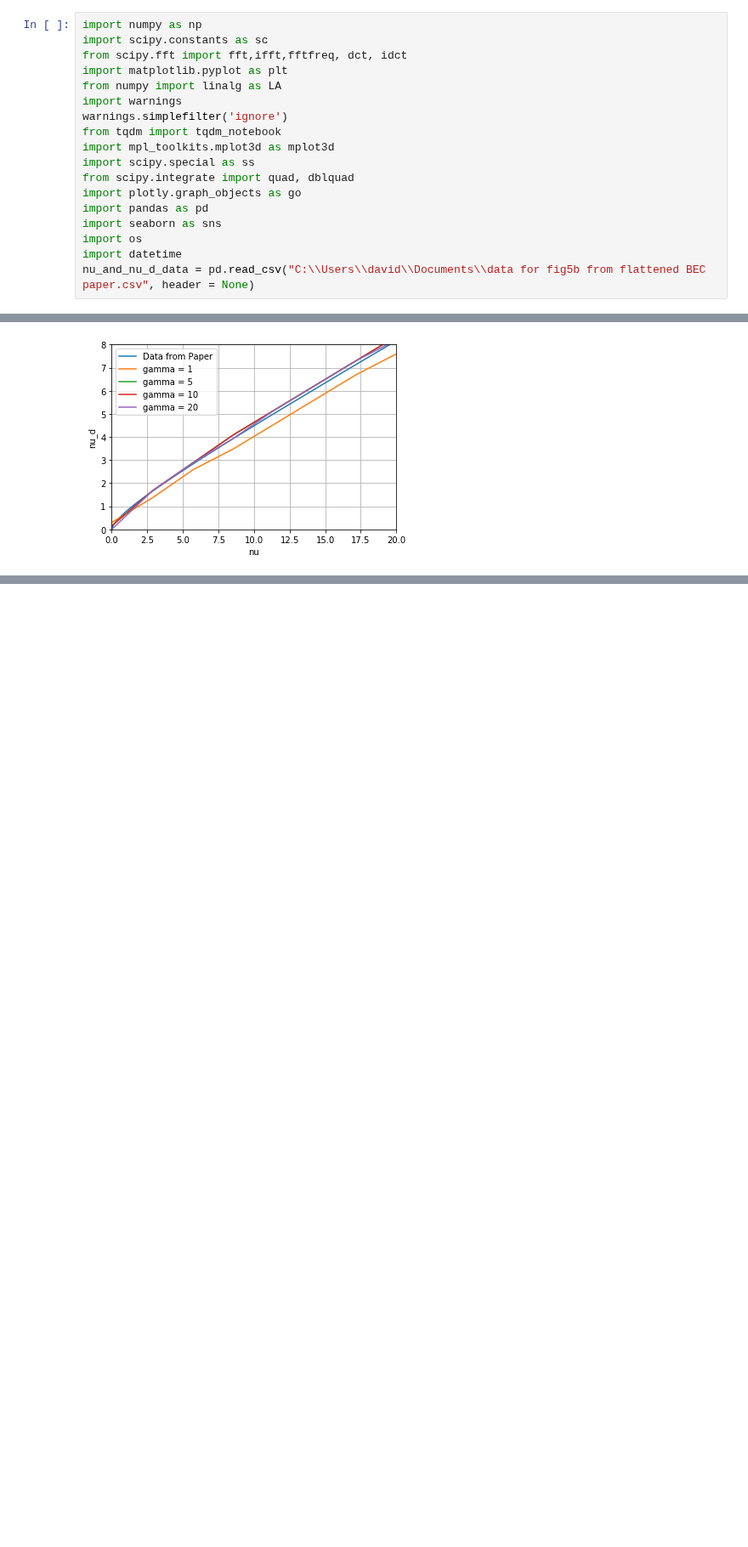
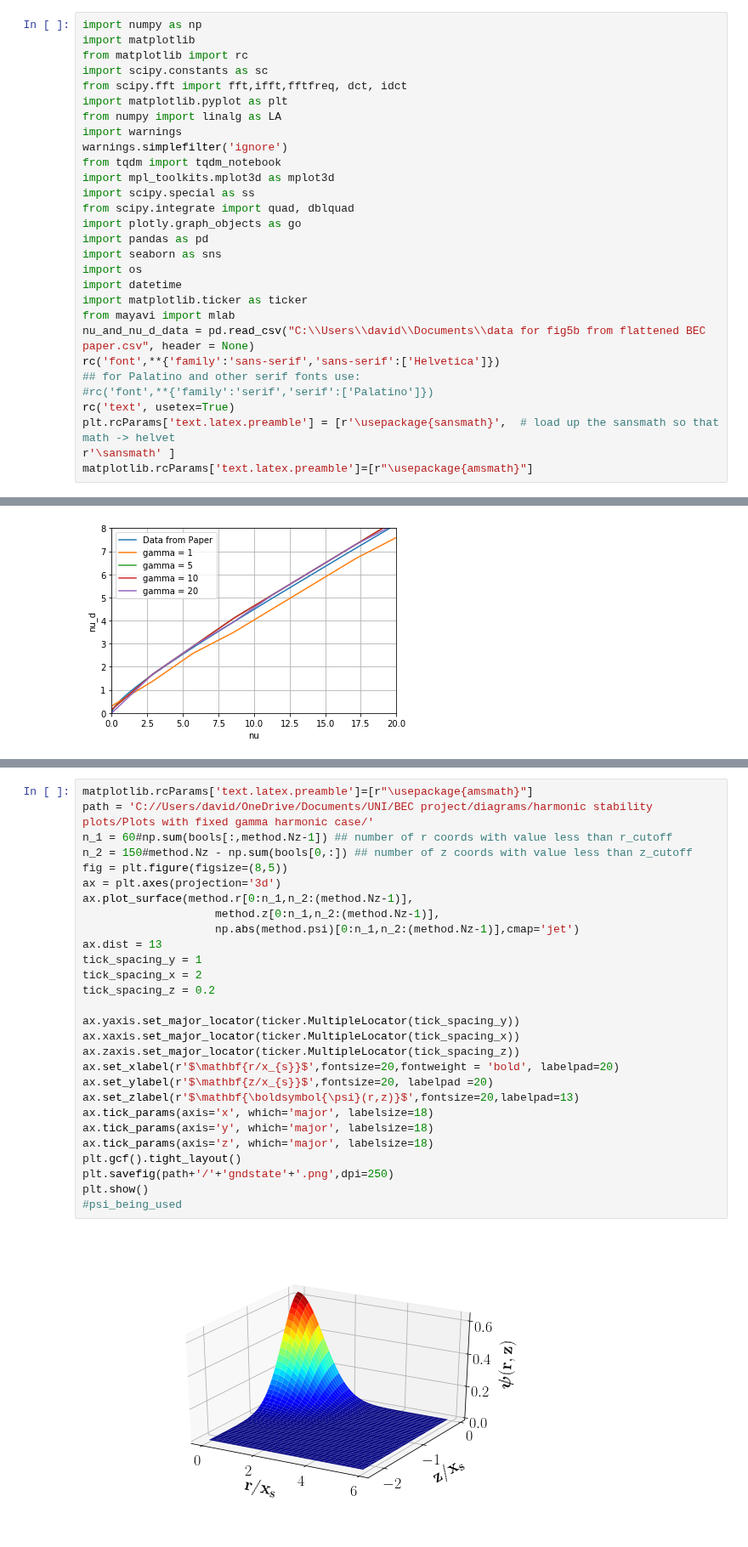
Before and after one commit to DavidStrachan1/BEC-of-dipolar-atoms-simulations, a Jupyter notebook: BEC project-checkpoint.ipynb, the cells around one changed output, grey strips where cells are left out. Shown at 85% size. Cells and saved outputs as stored; diff of their text form; blank space fills up the shorter version.

```diff
--- a/BEC project-checkpoint.ipynb
+++ b/BEC project-checkpoint.ipynb
@@ -3,6 +3,8 @@ from IPython.core.display import display, HTML
 display(HTML("<style>.container { width:100% !important; }</style>"))
 # %%
 import numpy as np
+import matplotlib
+from matplotlib import rc
 import scipy.constants as sc
 from scipy.fft import fft,ifft,fftfreq, dct, idct
 import matplotlib.pyplot as plt
@@ -18,4 +20,13 @@ import pandas as pd
 import seaborn as sns
 import os
 import datetime
+import matplotlib.ticker as ticker
+from mayavi import mlab
 nu_and_nu_d_data = pd.read_csv("C:\\Users\\david\\Documents\\data for fig5b from flattened BEC paper.csv", header = None)
+rc('font',**{'family':'sans-serif','sans-serif':['Helvetica']})
+## for Palatino and other serif fonts use:
+#rc('font',**{'family':'serif','serif':['Palatino']})
+rc('text', usetex=True)
+plt.rcParams['text.latex.preamble'] = [r'\usepackage{sansmath}',  # load up the sansmath so that math -> helvet
+r'\sansmath' ]
+matplotlib.rcParams['text.latex.preamble']=[r"\usepackage{amsmath}"]
@@ -1211,0 +1386,30 @@ array([0.    , 0.0375, 0.075 , 0.1125, 0.15  , 0.1875, 0.225 , 0.2625,
+# %%
+matplotlib.rcParams['text.latex.preamble']=[r"\usepackage{amsmath}"]
+path = 'C://Users/david/OneDrive/Documents/UNI/BEC project/diagrams/harmonic stability plots/Plots with fixed gamma harmonic case/'
+n_1 = 60#np.sum(bools[:,method.Nz-1]) ## number of r coords with value less than r_cutoff
+n_2 = 150#method.Nz - np.sum(bools[0,:]) ## number of z coords with value less than z_cutoff
+fig = plt.figure(figsize=(8,5))
+ax = plt.axes(projection='3d')
+ax.plot_surface(method.r[0:n_1,n_2:(method.Nz-1)],
+                    method.z[0:n_1,n_2:(method.Nz-1)],
+                    np.abs(method.psi)[0:n_1,n_2:(method.Nz-1)],cmap='jet')
+ax.dist = 13
+tick_spacing_y = 1
+tick_spacing_x = 2
+tick_spacing_z = 0.2
+
+ax.yaxis.set_major_locator(ticker.MultipleLocator(tick_spacing_y))
+ax.xaxis.set_major_locator(ticker.MultipleLocator(tick_spacing_x))
+ax.zaxis.set_major_locator(ticker.MultipleLocator(tick_spacing_z))
+ax.set_xlabel(r'$\mathbf{r/x_{s}}$',fontsize=20,fontweight = 'bold', labelpad=20)
+ax.set_ylabel(r'$\mathbf{z/x_{s}}$',fontsize=20, labelpad =20)
+ax.set_zlabel(r'$\mathbf{\boldsymbol{\psi}(r,z)}$',fontsize=20,labelpad=13)
+ax.tick_params(axis='x', which='major', labelsize=18)
+ax.tick_params(axis='y', which='major', labelsize=18)
+ax.tick_params(axis='z', which='major', labelsize=18)
+plt.gcf().tight_layout()
+plt.savefig(path+'/'+'gndstate'+'.png',dpi=250)
+plt.show()
+#psi_being_used
+# %% [output]
+[figure, added]
```
Also changed, not shown: parts of 22 cells of this notebook.
